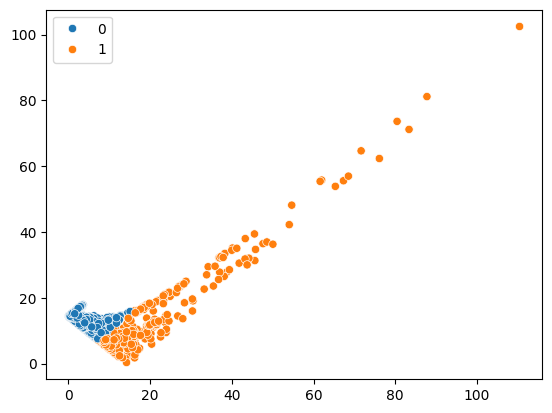
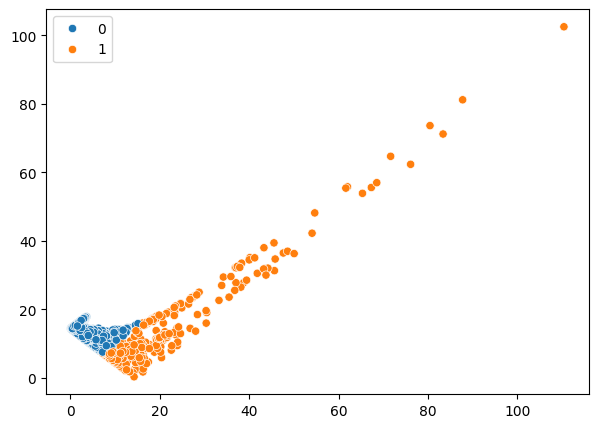
The change to this notebook cell's code, shown as a diff; its figure went from the first image to the second:
--- before
+++ after
@@ -1 +1,3 @@
+plt.figure(figsize=(7,5))
 sns.scatterplot(df,x = values[:,0],y = values[:,1],hue=result)
+plt.show()

Commit: ccg changes